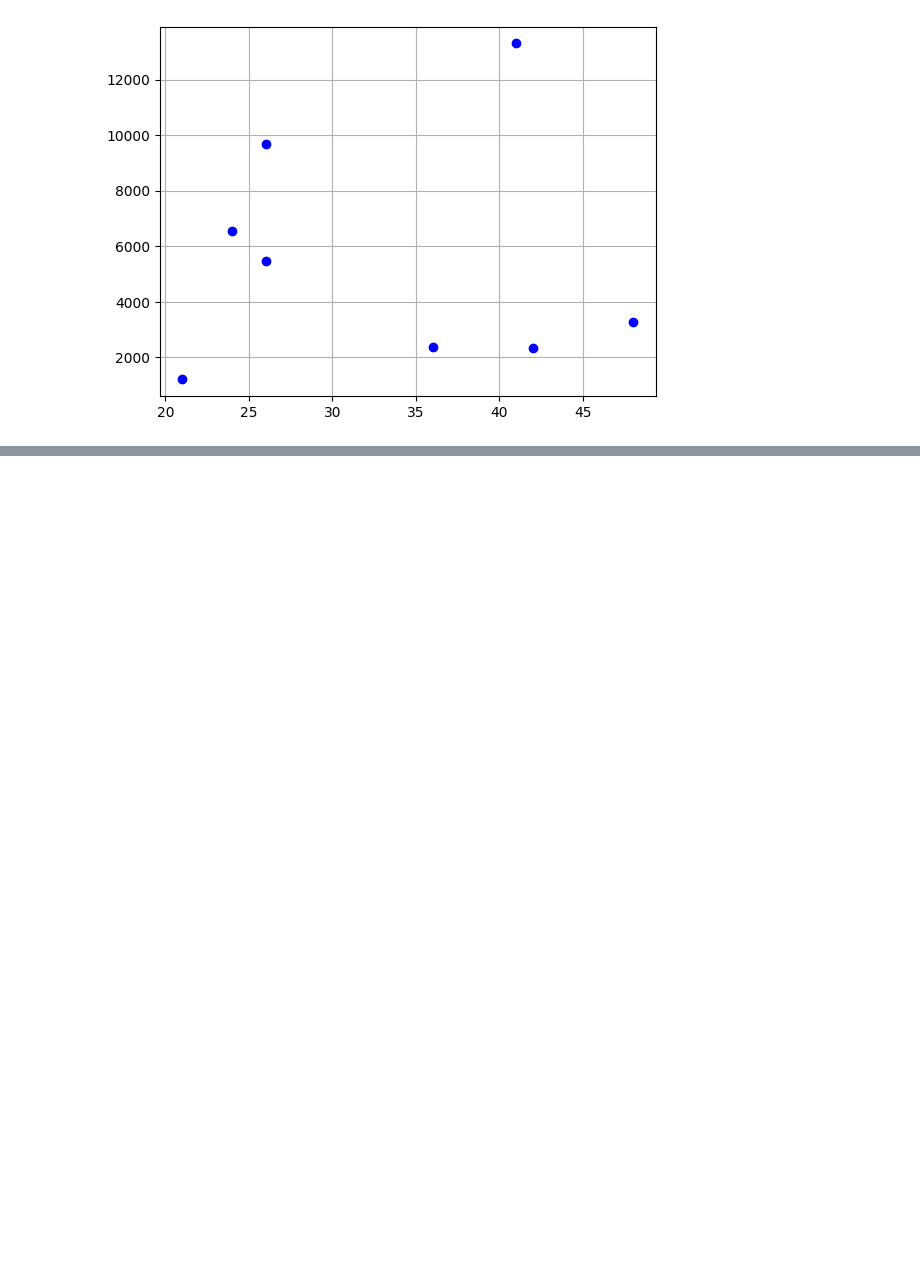
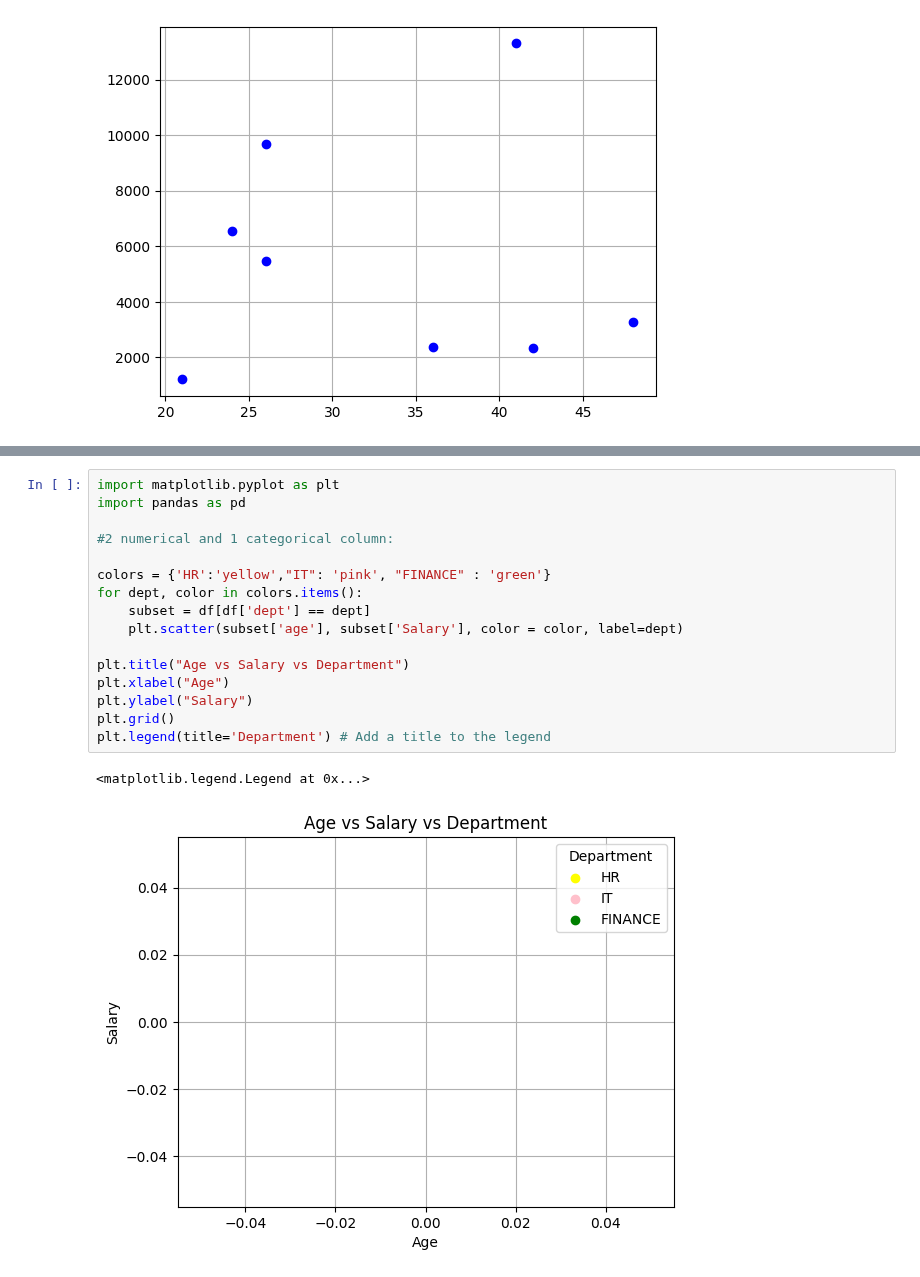
Before and after one commit to AVK48/AI-ML-JOURNEY, a Jupyter notebook: matplotlib_2.ipynb, the cells around one changed output, grey strips where cells are left out. Cells and saved outputs as stored; diff of their text form; blank space fills up the shorter version.

```diff
--- a/matplotlib_2.ipynb
+++ b/matplotlib_2.ipynb
@@ -112,0 +125,19 @@ plt.show()
+# %%
+import matplotlib.pyplot as plt
+import pandas as pd
+
+#2 numerical and 1 categorical column:
+
+colors = {'HR':'yellow',"IT": 'pink', "FINANCE" : 'green'}
+for dept, color in colors.items():
+    subset = df[df['dept'] == dept]
+    plt.scatter(subset['age'], subset['Salary'], color = color, label=dept)
+
+plt.title("Age vs Salary vs Department")
+plt.xlabel("Age")
+plt.ylabel("Salary")
+plt.grid()
+plt.legend(title='Department') # Add a title to the legend
+# %% [output]
+<matplotlib.legend.Legend at 0x...>
+[figure, added]
```
Also changed, not shown: parts of 3 cells of this notebook.
